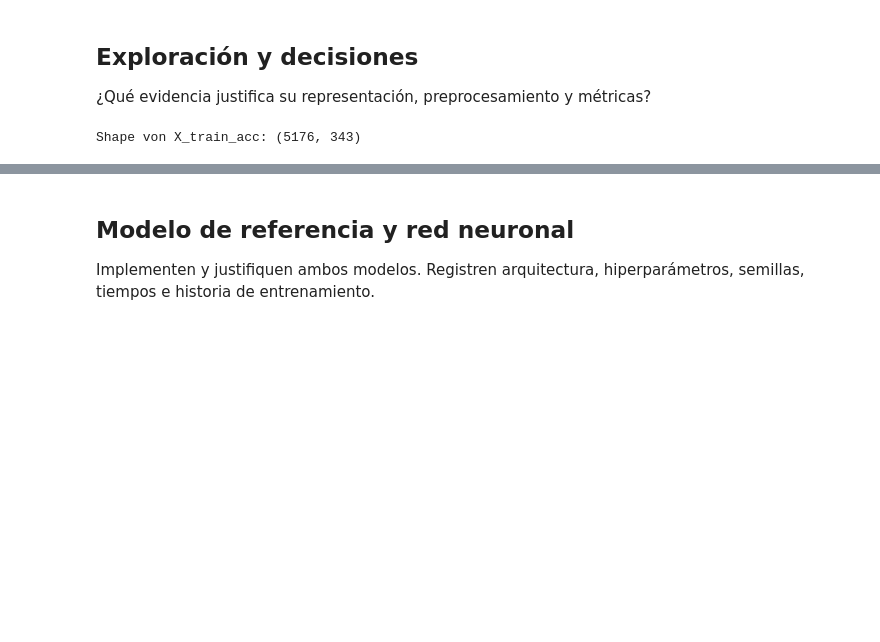
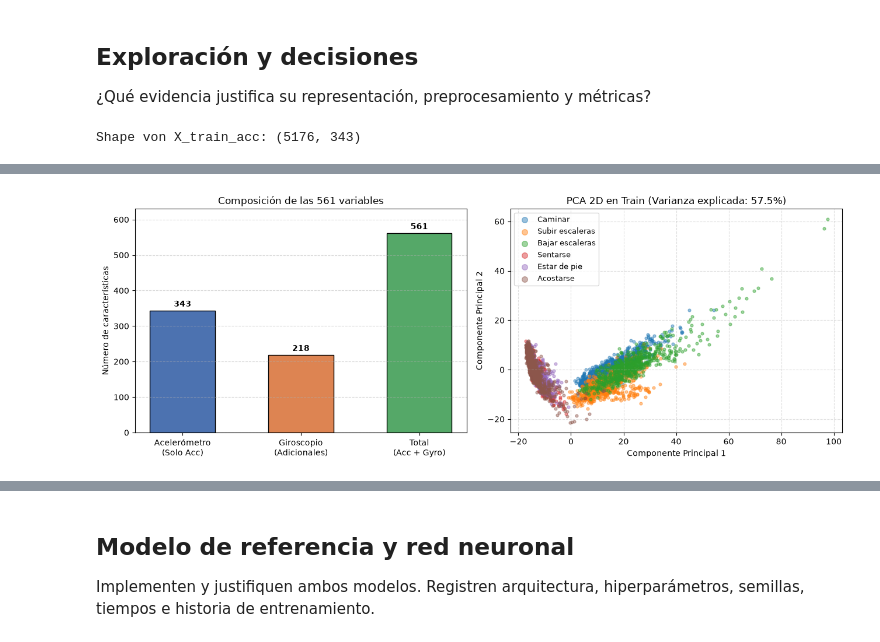
Before and after one commit to tobi557/ML_USM, a Jupyter notebook: Projecto final/UCI_HAR_6_actividades.ipynb, the cells around one changed output, grey strips where cells are left out. Cells and saved outputs as stored; diff of their text form; code cells hidden in the pictures; blank space fills up the shorter version.

```diff
--- a/Projecto final/UCI_HAR_6_actividades.ipynb
+++ b/Projecto final/UCI_HAR_6_actividades.ipynb
@@ -80,10 +80,10 @@ Las características ya están calculadas. El ejemplo ajusta un escalador **solo
 # %%
 from sklearn.preprocessing import StandardScaler
 escalador = StandardScaler()
-X_train_red = escalador.fit_transform(X_train).astype('float32')
-X_val_red = escalador.transform(X_val).astype('float32')
-X_test_red = escalador.transform(X_test).astype('float32')
-print('Entrada preparada para MLP:', X_train_red.shape)
+X_train_scaled = escalador.fit_transform(X_train).astype('float32')
+X_val_scaled = escalador.transform(X_val).astype('float32')
+X_test_scaled = escalador.transform(X_test).astype('float32')
+print('Entrada preparada para MLP:', X_train_scaled.shape)
 # %% [output]
 Entrada preparada para MLP: (5176, 561)
 # %% [markdown]
@@ -149,0 +185,36 @@ Shape von X_train_acc: (5176, 343)
+# %%
+from sklearn.decomposition import PCA
+
+fig, axes = plt.subplots(1, 2, figsize=(13, 4.8))
+
+# Links: Anzahl Features (Acc vs. Gyro)
+n_acc = len(acc_idx)
+n_gyro = X.shape[1] - n_acc
+axes[0].bar(['Acelerómetro\n(Solo Acc)', 'Giroscopio\n(Adicionales)', 'Total\n(Acc + Gyro)'],
+            [n_acc, n_gyro, X.shape[1]],
+            color=['#4C72B0', '#DD8452', '#55A868'], edgecolor='black', width=0.55)
+for i, v in enumerate([n_acc, n_gyro, X.shape[1]]):
+    axes[0].text(i, v + 12, str(v), ha='center', fontweight='bold')
+axes[0].set_ylim(0, 630)
+axes[0].set_ylabel('Número de características')
+axes[0].set_title('Composición de las 561 variables')
+axes[0].grid(axis='y', linestyle='--', alpha=0.5)
+
+# Rechts: 2D-PCA auf Trainingsdaten (nur zur Visualisierung, fit nur auf Train)
+pca = PCA(n_components=2, random_state=42)
+X_pca = pca.fit_transform(X_train_scaled)
+
+for clase_id, nombre in enumerate(nombres):
+    mask = (y_train == clase_id)
+    axes[1].scatter(X_pca[mask, 0], X_pca[mask, 1], label=nombre, alpha=0.45, s=12)
+
+axes[1].set_title(f'PCA 2D en Train (Varianza explicada: {pca.explained_variance_ratio_.sum():.1%})')
+axes[1].set_xlabel('Componente Principal 1')
+axes[1].set_ylabel('Componente Principal 2')
+axes[1].legend(markerscale=2, fontsize=9, loc='best')
+axes[1].grid(True, linestyle='--', alpha=0.4)
+
+plt.tight_layout()
+plt.show()
+# %% [output]
+[figure, added]
```
Also changed, not shown: parts of 51 cells of this notebook, 1 other file.
